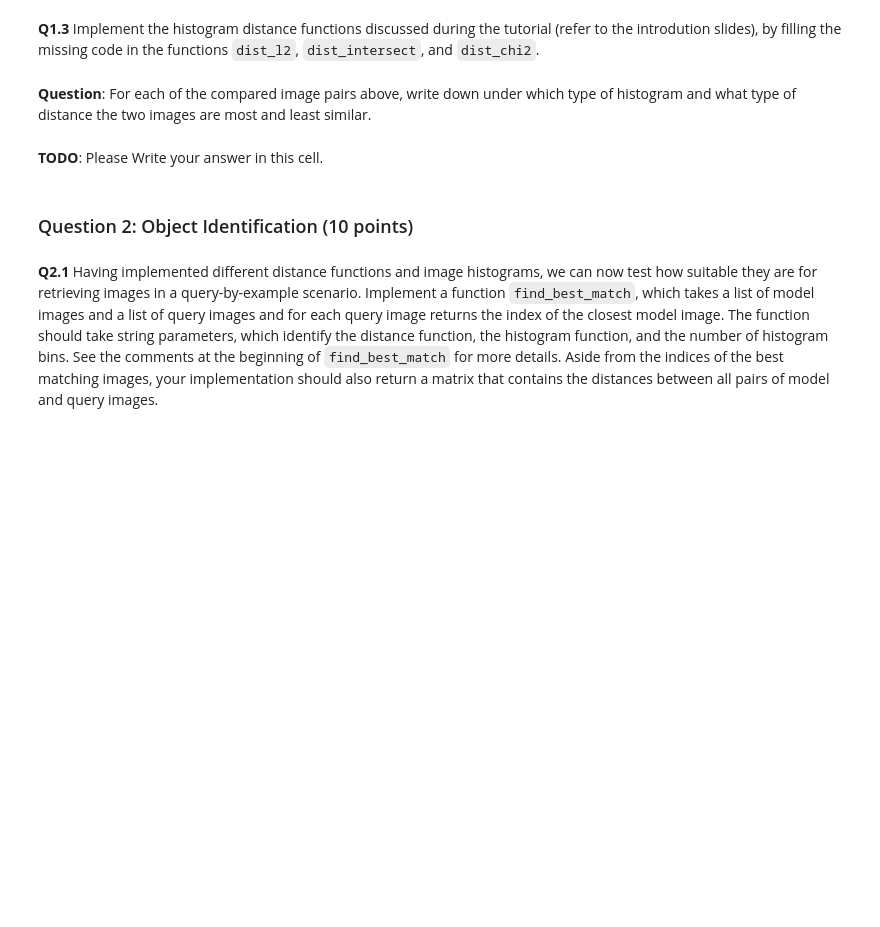
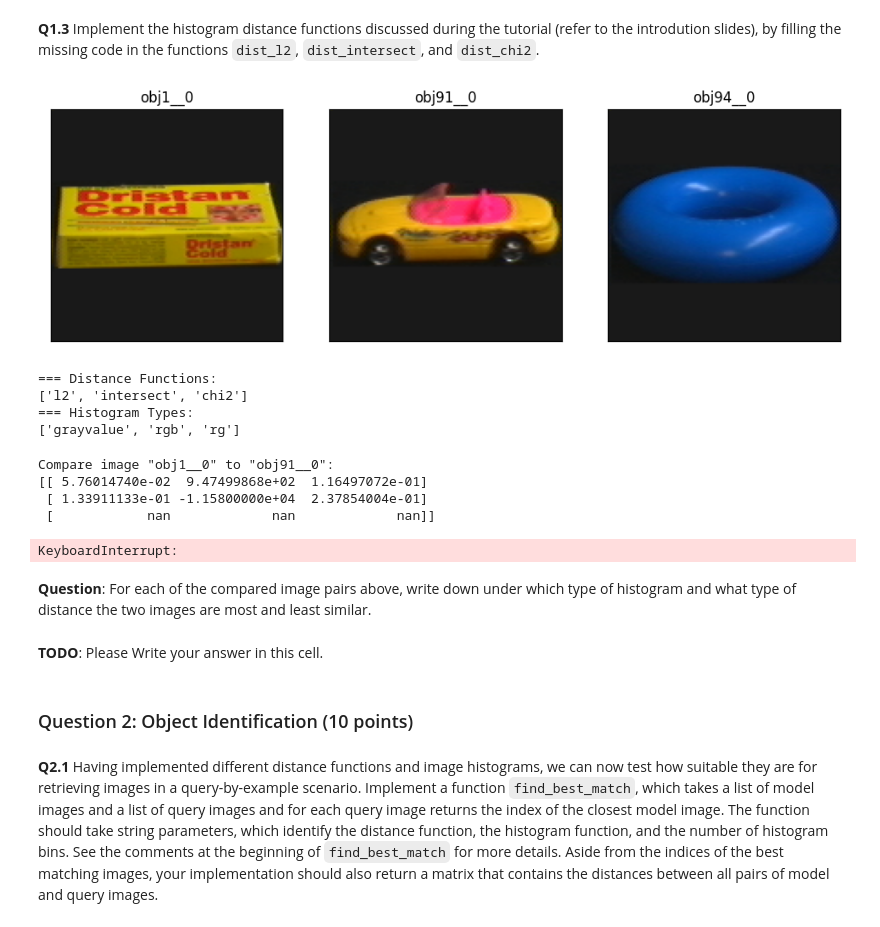
Before and after one commit to MoidHuda/HLCV_53, a Jupyter notebook: Assignment_1/exercise-1-Part1.ipynb, the cells around one changed output. Cells and saved outputs as stored; diff of their text form; code cells hidden in the pictures; blank space fills up the shorter version.

```diff
--- a/Assignment_1/exercise-1-Part1.ipynb
+++ b/Assignment_1/exercise-1-Part1.ipynb
@@ -362,15 +362,13 @@ plt.show()
 def dist_chi2(x,y):
     """ Compute chi2 distance between x and y """
     ####### TODO ###############################
-    dist = None
     ############################################
-    dist = ((x - y) ** 2) / (x + y)
+    dist = np.sum(((x - y) ** 2) / (x + y + 1e-10))
     return dist
 
 def dist_l2(x,y):
     """Compute l2 distance between x and y"""
     ####### TODO ###############################
-    dist = None
     ############################################
     dist = np.sqrt(np.sum((x - y) ** 2))
     return dist
@@ -380,7 +378,8 @@ def dist_intersect(x,y):
     ####### TODO ###############################
     dist = None
     ############################################
-
+    dist = np.sum(np.minimum(x, y))
+    dist = 1 - dist
     return dist
 
 
@@ -471,33 +470,44 @@ for imgidx1 in range(len(image_files1)):
             for hidx in range(len(hist_types)):
 
                 if is_grayvalue_hist(hist_types[hidx]):
                   hist1 = get_hist_by_name(img1_gray, num_bins_gray, hist_types[hidx])
                   hist2 = get_hist_by_name(img2_gray, num_bins_gray, hist_types[hidx])
 
                   if len(hist1) == 2 and len(hist1[0]) > 1:
                       hist1 = hist1[0]
                   if len(hist2) == 2 and len(hist2[0]) > 1:
                       hist2 = hist2[0]
 
                   D[didx,hidx] = get_dist_by_name(hist1, hist2, distance_types[didx])
 
                 else:
 
                   hist1 = get_hist_by_name(img1_color, num_bins_color, hist_types[hidx])
                   hist2 = get_hist_by_name(img2_color, num_bins_color, hist_types[hidx])
 
                   if len(hist1) == 2 and len(hist1[0]) > 1:
                       hist1 = hist1[0]
                   if len(hist2) == 2 and len(hist2[0]) > 1:
                       hist2 = hist2[0]
 
                   D[didx, hidx] = get_dist_by_name(hist1, hist2, distance_types[didx])
 
         print('Compare image "%s" to "%s":'% (
                         image_files1[imgidx1].split('/')[-1].removesuffix('.png'),
                         image_files2[imgidx2].split('/')[-1].removesuffix('.png')
               ))
         print(D)
+# %% [output]
+[figure, added]
+=== Distance Functions:
+['l2', 'intersect', 'chi2']
+=== Histogram Types:
+['grayvalue', 'rgb', 'rg']
+Compare image "obj1__0" to "obj91__0":
+[[ 5.76014740e-02  9.47499868e+02  1.16497072e-01]
+ [ 1.33911133e-01 -1.15800000e+04  2.37854004e-01]
+ [            nan             nan             nan]]
+KeyboardInterrupt:
 # %% [markdown]
 **Question**: For each of the compared image pairs above, write down under which type of histogram and what type of distance the two images are most and least similar.
 # %% [markdown]
```
Also changed, not shown: parts of 2 cells of this notebook.
